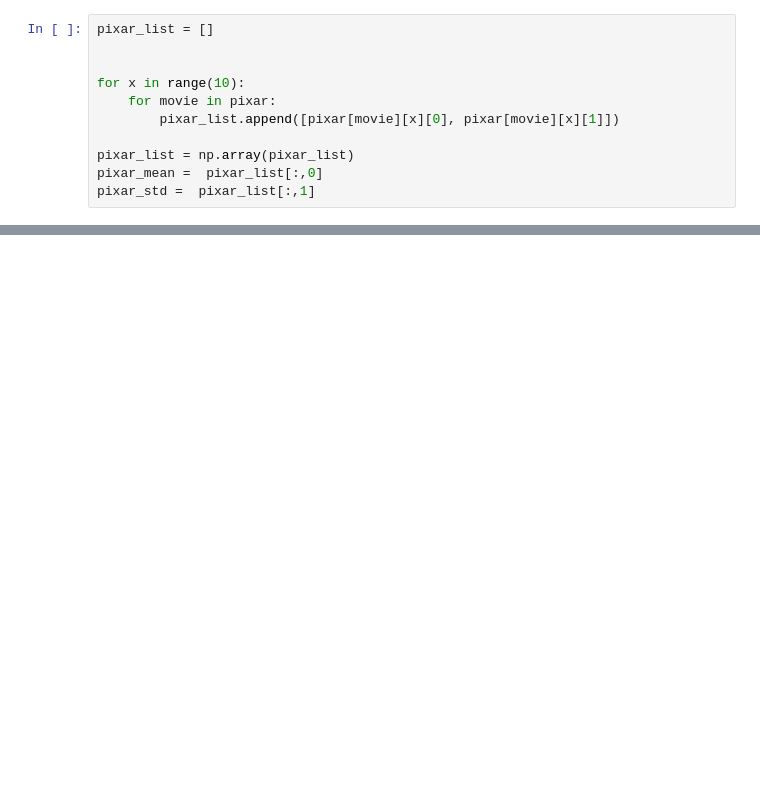
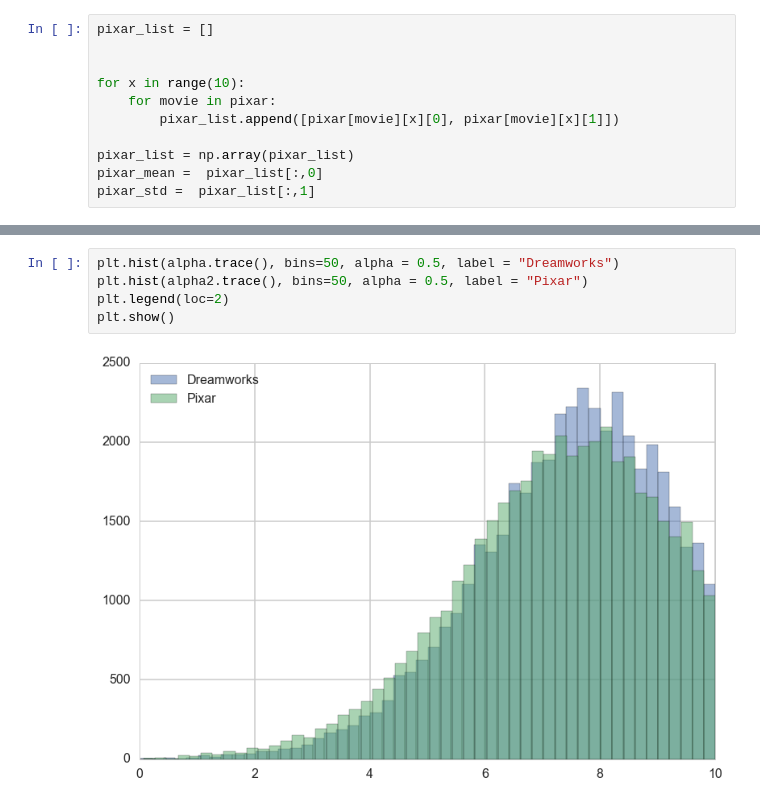
Before and after one commit to joshuamei/AM207project, a Jupyter notebook: Data-scraping-IMDB.ipynb, the cells around one changed output, grey strips where cells are left out. Drawn from its saved outputs; the diff is of its cells as text; blank space fills up the shorter version.

```diff
--- a/Data-scraping-IMDB.ipynb
+++ b/Data-scraping-IMDB.ipynb
@@ -639,0 +642,7 @@ Alpha MAP value is: 7.5111405436
+# %%
+plt.hist(alpha.trace(), bins=50, alpha = 0.5, label = "Dreamworks")
+plt.hist(alpha2.trace(), bins=50, alpha = 0.5, label = "Pixar")
+plt.legend(loc=2)
+plt.show()
+# %% [output]
+[figure, added]
```
Also changed, not shown: parts of 12 cells of this notebook, 2 other files.
